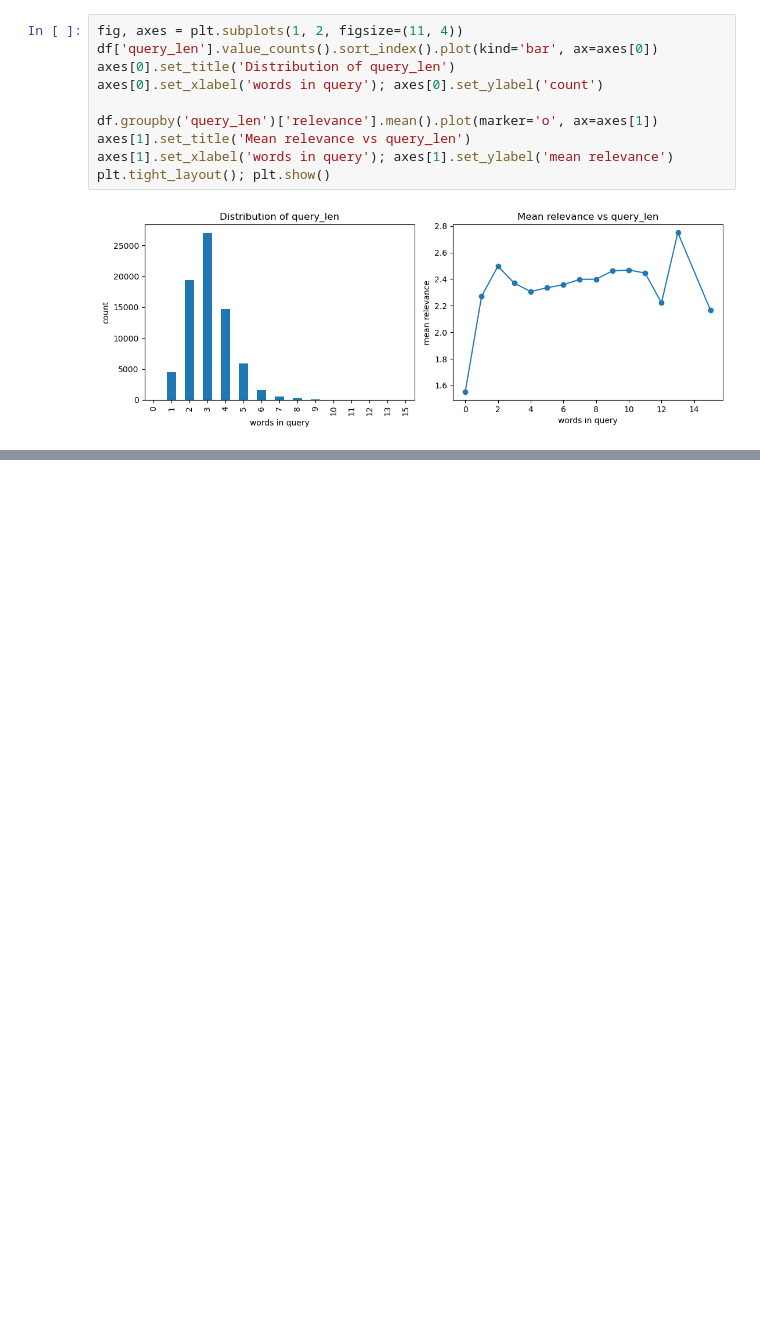
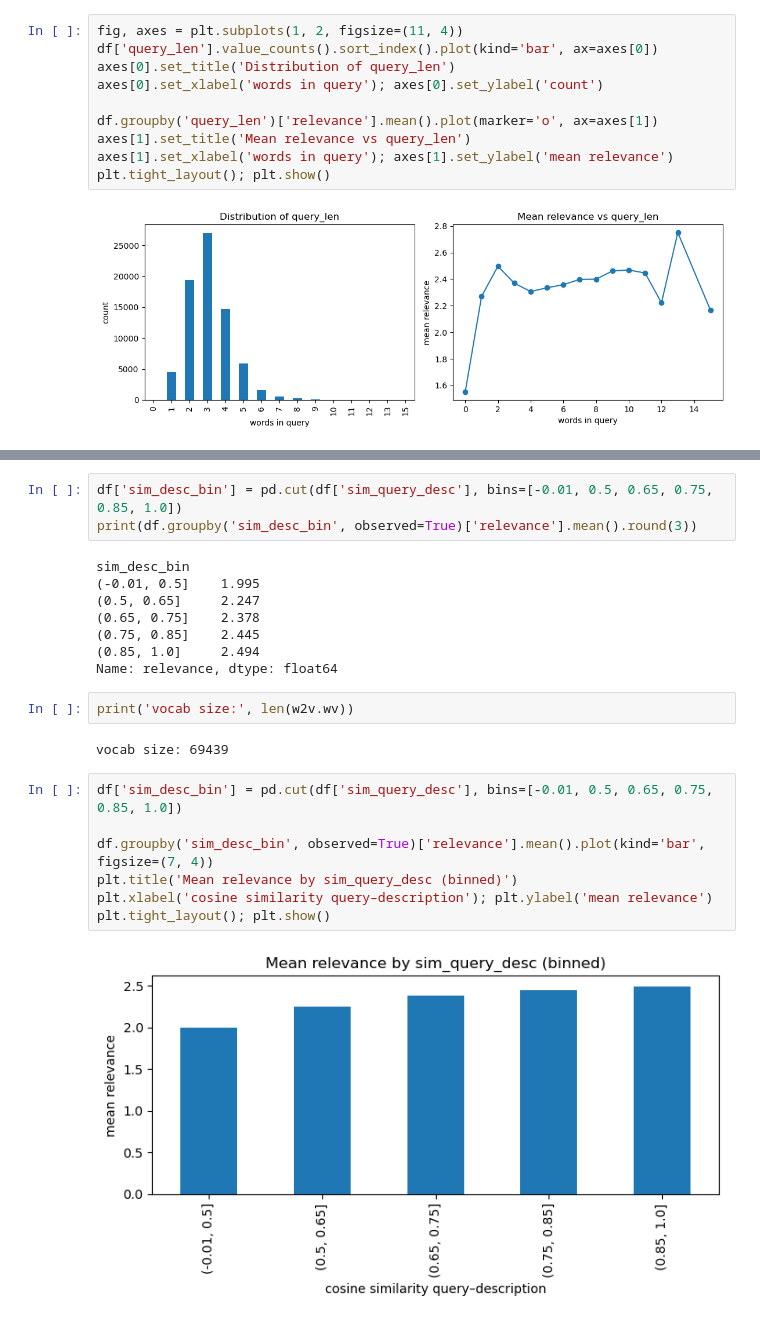
Before and after one commit to larskopp/DARP2JasperLars, a Jupyter notebook: DARP2.ipynb, the cells around one changed output, grey strips where cells are left out. Drawn from its saved outputs; the diff is of its cells as text; blank space fills up the shorter version.

```diff
--- a/DARP2.ipynb
+++ b/DARP2.ipynb
@@ -290,0 +440,24 @@ plt.tight_layout(); plt.show()
+# %%
+df['sim_desc_bin'] = pd.cut(df['sim_query_desc'], bins=[-0.01, 0.5, 0.65, 0.75, 0.85, 1.0])
+print(df.groupby('sim_desc_bin', observed=True)['relevance'].mean().round(3))
+# %% [output]
+sim_desc_bin
+(-0.01, 0.5]    1.995
+(0.5, 0.65]     2.247
+(0.65, 0.75]    2.378
+(0.75, 0.85]    2.445
+(0.85, 1.0]     2.494
+Name: relevance, dtype: float64
+# %%
+print('vocab size:', len(w2v.wv))
+# %% [output]
+vocab size: 69439
+# %%
+df['sim_desc_bin'] = pd.cut(df['sim_query_desc'], bins=[-0.01, 0.5, 0.65, 0.75, 0.85, 1.0])
+
+df.groupby('sim_desc_bin', observed=True)['relevance'].mean().plot(kind='bar', figsize=(7, 4))
+plt.title('Mean relevance by sim_query_desc (binned)')
+plt.xlabel('cosine similarity query–description'); plt.ylabel('mean relevance')
+plt.tight_layout(); plt.show()
+# %% [output]
+[figure, added]
```
Also changed, not shown: parts of 7 cells of this notebook.
